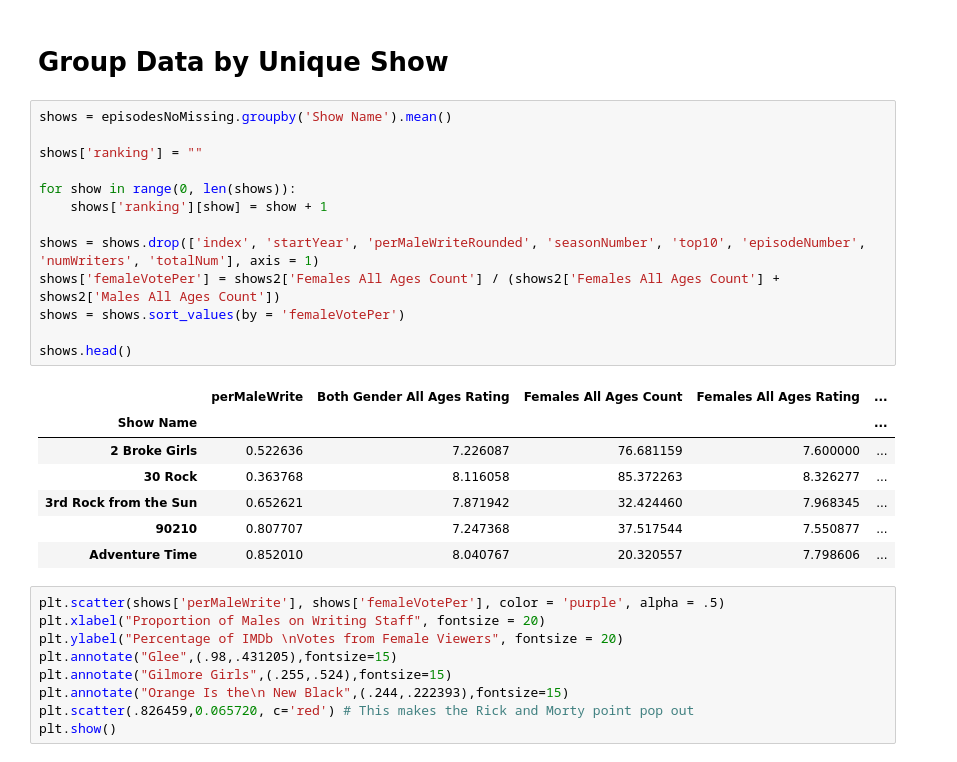
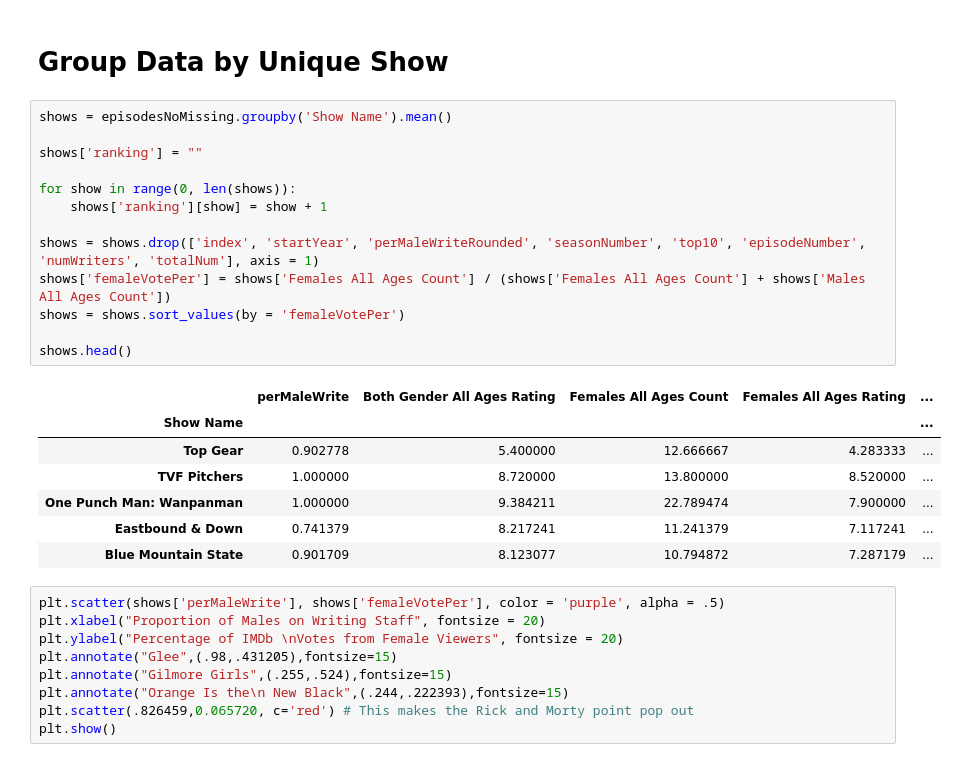
Before and after one commit to OGladfelter/IMDb-Comedies, a Jupyter notebook: IMDb-Comedies+Gender-Analysis.ipynb, the cells around one changed output. Drawn from its saved outputs; the diff is of its cells as text.

```diff
--- a/IMDb-Comedies+Gender-Analysis.ipynb
+++ b/IMDb-Comedies+Gender-Analysis.ipynb
@@ -251,24 +243,24 @@ g.set_xlim(0, 2500)
 # %%
 shows = episodesNoMissing.groupby('Show Name').mean()
 
 shows['ranking'] = ""
 
 for show in range(0, len(shows)):
     shows['ranking'][show] = show + 1
 
 shows = shows.drop(['index', 'startYear', 'perMaleWriteRounded', 'seasonNumber', 'top10', 'episodeNumber', 'numWriters', 'totalNum'], axis = 1)
-shows['femaleVotePer'] = shows2['Females All Ages Count'] / (shows2['Females All Ages Count'] + shows2['Males All Ages Count'])
+shows['femaleVotePer'] = shows['Females All Ages Count'] / (shows['Females All Ages Count'] + shows['Males All Ages Count'])
 shows = shows.sort_values(by = 'femaleVotePer')
 
 shows.head()
 # %% [output]
 |  | perMaleWrite | Both Gender All Ages Rating | Females All Ages Count | Females All Ages Rating | ... |
 | Show Name |  |  |  |  | ... |
-| 2 Broke Girls | 0.522636 | 7.226087 | 76.681159 | 7.600000 | ... |
-| 30 Rock | 0.363768 | 8.116058 | 85.372263 | 8.326277 | ... |
-| 3rd Rock from the Sun | 0.652621 | 7.871942 | 32.424460 | 7.968345 | ... |
-| 90210 | 0.807707 | 7.247368 | 37.517544 | 7.550877 | ... |
-| Adventure Time | 0.852010 | 8.040767 | 20.320557 | 7.798606 | ... |
+| Top Gear | 0.902778 | 5.400000 | 12.666667 | 4.283333 | ... |
+| TVF Pitchers | 1.000000 | 8.720000 | 13.800000 | 8.520000 | ... |
+| One Punch Man: Wanpanman | 1.000000 | 9.384211 | 22.789474 | 7.900000 | ... |
+| Eastbound & Down | 0.741379 | 8.217241 | 11.241379 | 7.117241 | ... |
+| Blue Mountain State | 0.901709 | 8.123077 | 10.794872 | 7.287179 | ... |
 # %%
 plt.scatter(shows['perMaleWrite'], shows['femaleVotePer'], color = 'purple', alpha = .5)
 plt.xlabel("Proportion of Males on Writing Staff", fontsize = 20)
```
Also changed, not shown: parts of 2 cells of this notebook.
